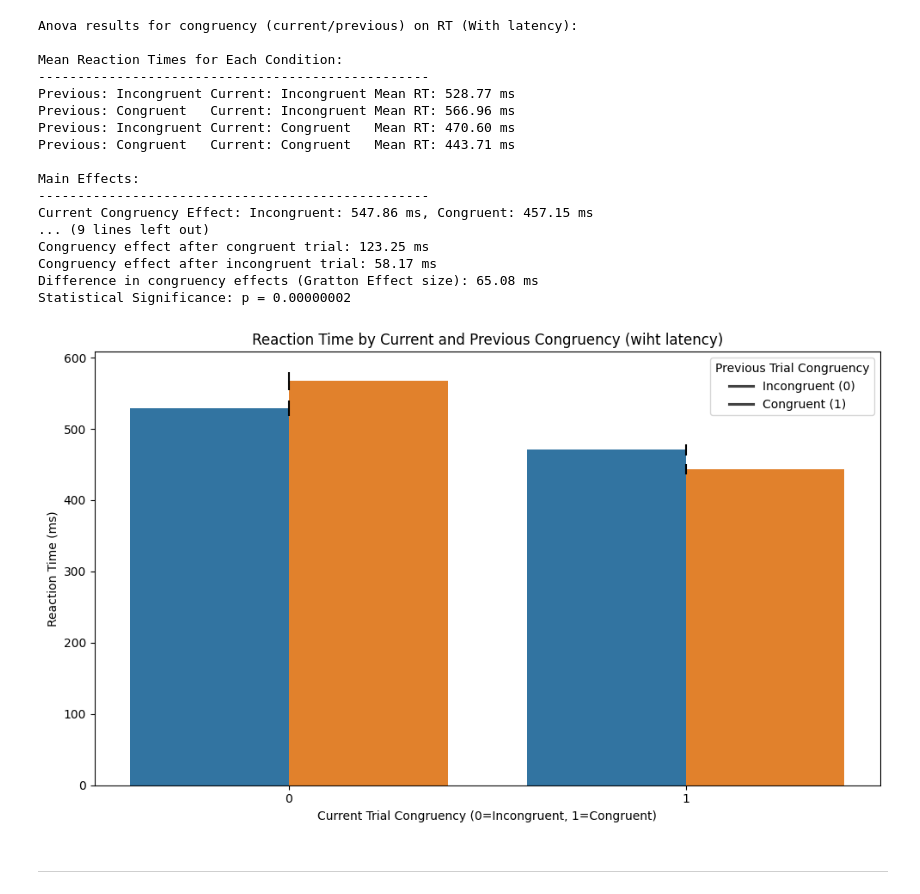
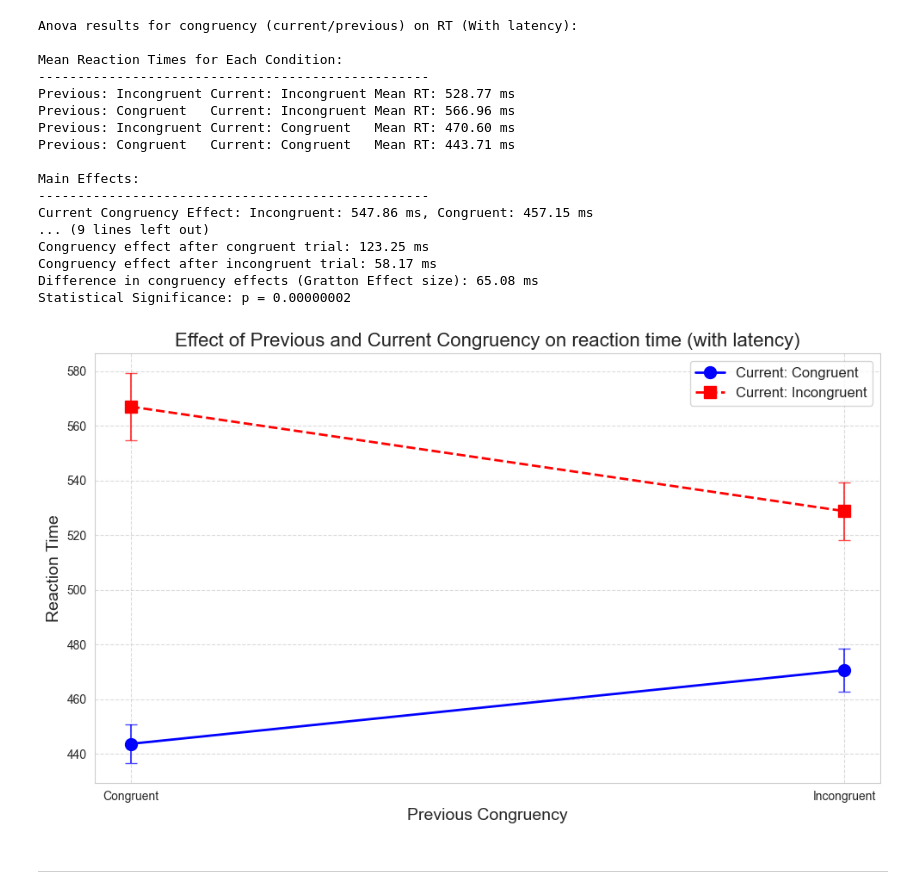
Before and after one commit to Michael1Mueller/continuousSimonTask, a Jupyter notebook: preprocessing.ipynb, the cells around one changed output. Cells and saved outputs as stored; diff of their text form; code cells hidden in the pictures.

```diff
--- a/preprocessing.ipynb
+++ b/preprocessing.ipynb
@@ -718,23 +753,10 @@ Congruency effect after congruent trial: 123.25 ms
 Congruency effect after incongruent trial: 58.17 ms
 Difference in congruency effects (Gratton Effect size): 65.08 ms
 Statistical Significance: p = 0.00000002
-# %%
-vis_data_with_latency = aggregated_df_with_latency.groupby(["currentcongruency", "previouscongruency"])["reactiontime"].agg(["mean", "sem"]).reset_index()
-
-plt.figure(figsize=(10, 6))
-sns.barplot(x='currentcongruency', y='mean', hue='previouscongruency', data=vis_data_with_latency)
-plt.errorbar(x=np.arange(2), y=vis_data_with_latency[vis_data_with_latency['previouscongruency']==0]['mean'],
-             yerr=vis_data_with_latency[vis_data_with_latency['previouscongruency']==0]['sem'], fmt='none', c='black')
-plt.errorbar(x=np.arange(2), y=vis_data_with_latency[vis_data_with_latency['previouscongruency']==1]['mean'],
-             yerr=vis_data_with_latency[vis_data_with_latency['previouscongruency']==1]['sem'], fmt='none', c='black')
-plt.xlabel('Current Trial Congruency (0=Incongruent, 1=Congruent)')
-plt.ylabel('Reaction Time (ms)')
-plt.title('Reaction Time by Current and Previous Congruency (wiht latency)')
-plt.legend(title='Previous Trial Congruency', labels=['Incongruent (0)', 'Congruent (1)'])
-plt.tight_layout()
-plt.show()
-# %% [output]
-[figure, removed]
+# %%
+visualize_anova_results(aggregated_df_with_latency, "reactiontime", "Reaction Time", "Effect of Previous and Current Congruency on reaction time (with latency)")
+# %% [output]
+[figure, added]
 # %% [markdown]
 ------------------------------------------------------------------------------------------------------------------------------------------------------------------------------------------------------------------------------------------------------------------------------------------------------------------------------------------------------------------------------------------------------------------------------------
 # %% [markdown]
```
Also changed, not shown: parts of 21 cells of this notebook.
